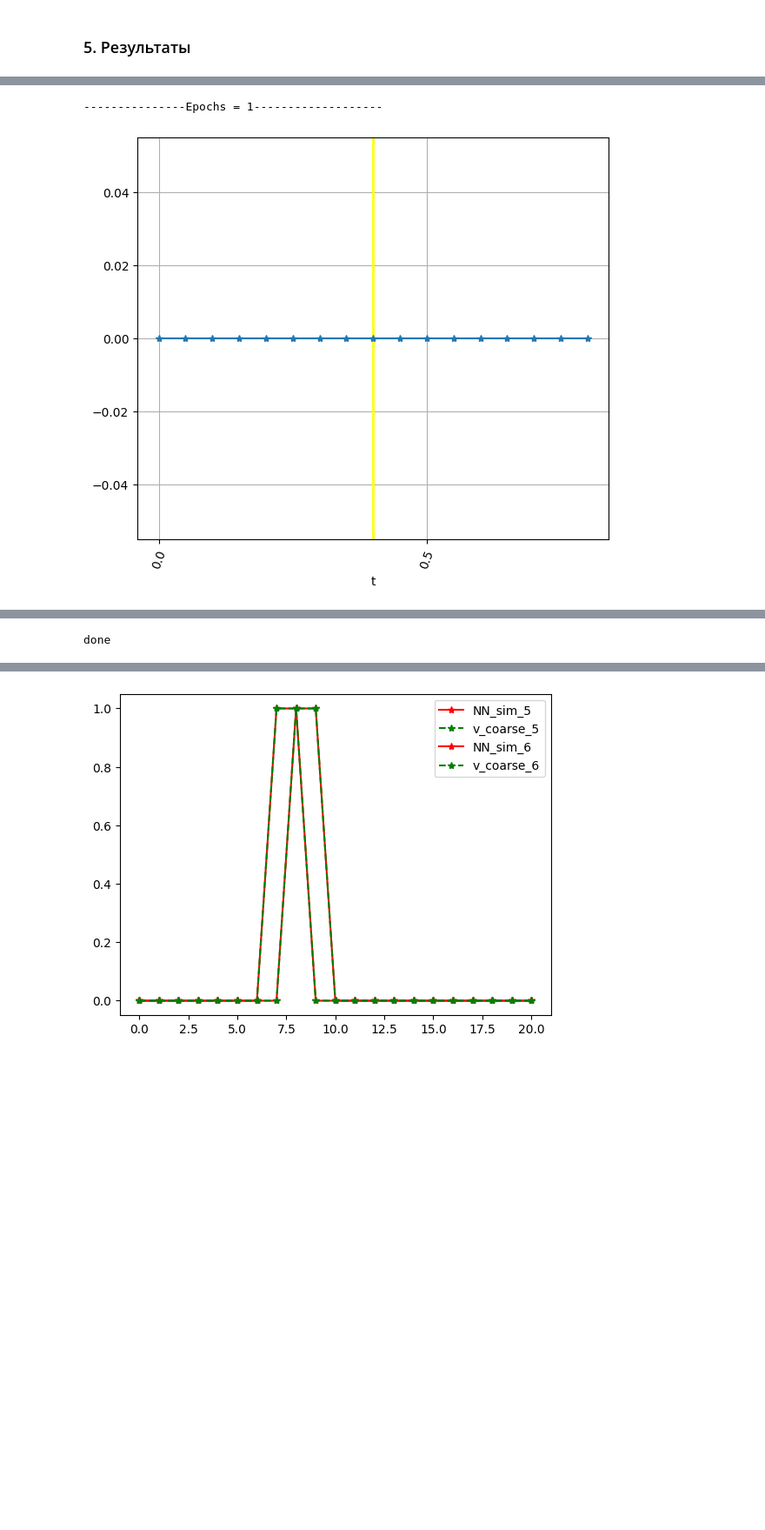
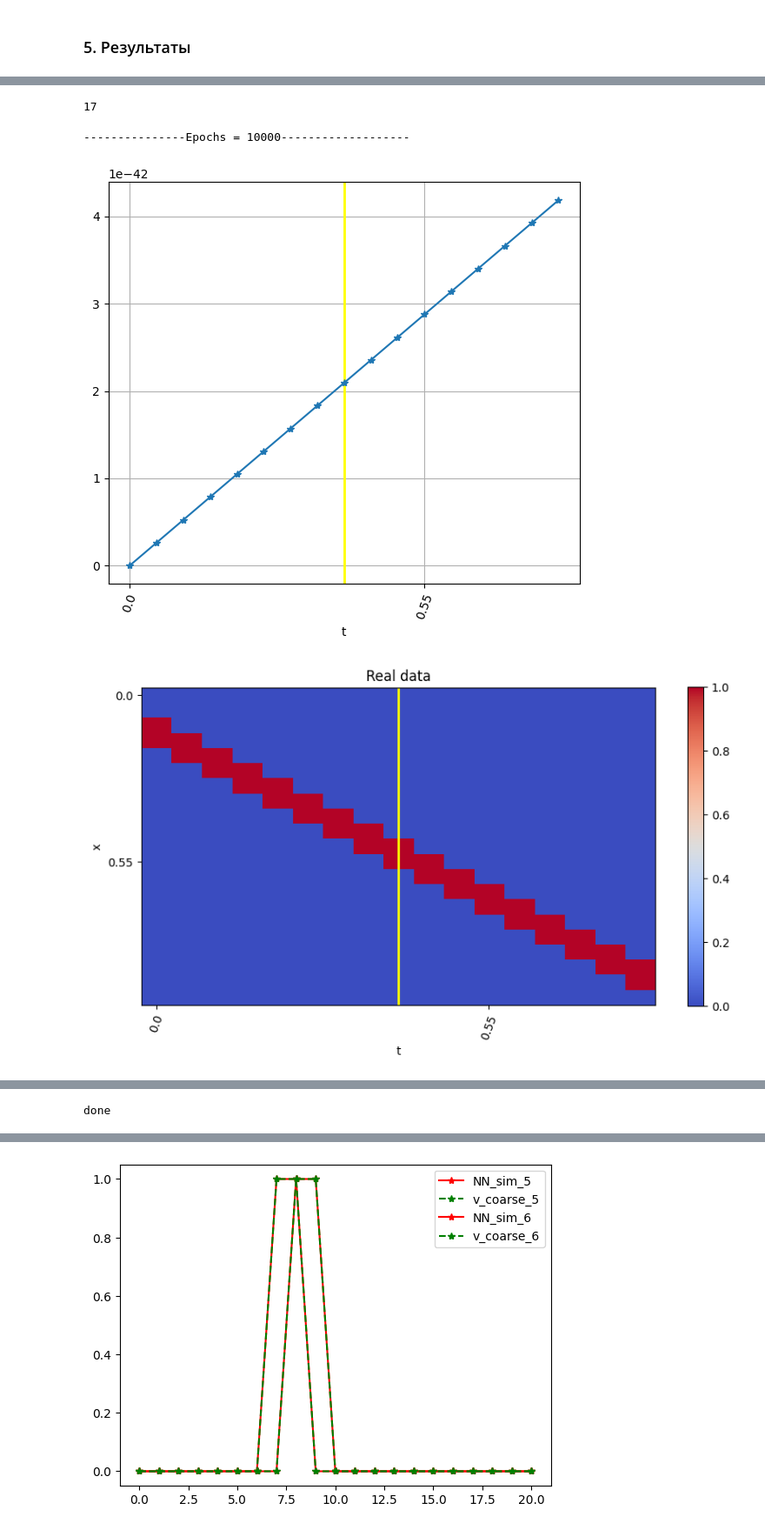
Before and after one commit to ArturTukhbatullin/GIT_stencil-net, a Jupyter notebook: Experiments/Experiment_6_part2_advection_TIMESHIFT.ipynb, the cells around one changed output, grey strips where cells are left out. Shown at 87% size. Saved outputs shown, nothing was run; the diff lists cells and outputs as text; code cells hidden in the pictures; blank space fills up the shorter version.

```diff
--- a/Experiments/Experiment_6_part2_advection_TIMESHIFT.ipynb
+++ b/Experiments/Experiment_6_part2_advection_TIMESHIFT.ipynb
@@ -112,8 +118,7 @@ print('Доля единиц:',np.round(100*v.count(1)/len(v),3))
 # %% [output]
 Доля единиц: 9.524
 # %%
-# epochs_lst=[1,10,100,1_000,5_000,10_000]
-epochs_lst=[1]
+epochs_lst=[10_000]
 # %% [markdown]
 ### 1. Генерация данных
 # %%
@@ -186,10 +192,13 @@ for epochs in epochs_lst:
               m,
               has_backward,
               method,
-              decay_const
+              decay_const,
+              verbose=True,
+              verbose_step=100,
+              continue_fitting=None
              )
 
-    pickle.dump(net, open(fr'Experiment_6_part2_advection/models/net_epochs={epochs}', 'wb'))
+    pickle.dump(net, open(fr'Experiment_6_part2_advection/models_n={n}/net_epochs={epochs}', 'wb'))
 # %% [output]
 input 3 output 1
 #parameters: 3
@@ -207,7 +257,7 @@ biases=[]
 
 for epochs in epochs_lst:
 
-    net = pickle.load(open(fr'Experiment_6_part2_advection/models/net_epochs={epochs}', 'rb'))
+    net = pickle.load(open(fr'Experiment_6_part2_advection/models_n={n}/net_epochs={epochs}', 'rb'))
 
     NN_sim,T_sim,x_sim=make_simulation(net,v_coarse,L,Lxc,dtc,method='E1')
 
@@ -232,27 +294,49 @@ print(dxc)
+# %%
+len(np.round(np.arange(0,T+dtc,dtc),3))
+# %% [output]
+17
 # %%
 # view_results(T_sim,x_sim,NN_sim,v_coarse,T,dtc,n=10,fix_axes=True)
 
 # view_result_imshow(NN_sim,v_coarse,T,dtc,L,dxc,figsize=(10,10))
 
 folder='Experiment_6_part2_advection'
 
 for i in range(len(epochs_lst)):
 
     print(fr'---------------Epochs = {epochs_lst[i]}-------------------')
-    view_results(T_sim,x_sim,NN_sim_lst[i],v_coarse,T,dtc,n=10,fix_axes=True,
-                epochs=epochs_lst[i],
-                save_path = fr'{folder}/graphs2/',
-                save_name = fr'Result_epoch={epochs_lst[i]}',
-                view_flag=False)
+    # view_results(T_sim,x_sim,NN_sim_lst[i],v_coarse,T,dtc,n=10,fix_axes=True,
+    #             epochs=epochs_lst[i],
+    #             save_path = fr'{folder}/graphs_n={n}/',
+    #             save_name = fr'Result_epoch={epochs_lst[i]}',
+    #             view_flag=False)
+
     view_result_metric(NN_sim_lst[i],v_coarse,T,dtc,L,dxc,
-                       n_xticks=10,
-                       save_path = fr'{folder}/graphs2/',
+                       n_xticks=11,
+                       save_path = fr'{folder}/graphs_n={n}/',
                 save_name = fr'Metric_epoch={epochs_lst[i]}')
 
-    make_gif(folder=fr'{folder}/graphs2/',epochs=epochs_lst[i])
+    view_result_imshow(NN_sim_lst[i],v_coarse,T,dtc,L,dxc,
+                       v_min_diff=-1e-04,v_max_diff=1e-04,
+                       n_tticks=11,
+                       n_xticks=11,
+                       aspect=0.5,
+                       shrink=0.5,
+                       save_path= fr'{folder}/graphs_n={n}/',
+                       save_name='imshow_',
+                       figsize=(10,10))
+
+    make_subplot_graphs(NN_sim, v_coarse, x_sim, T_sim, T, dtc, n, nx=2, ny=2,
+                        figsize=(12,8),
+                        save_flg=True,
+                        save_path=fr'{folder}/graphs_n={n}/',
+                        save_name=fr'SUBPLOT={epochs_lst[i]}')
+
+
 
     print('\n')
 print('done')
 # %% [output]
----------------Epochs = 1-------------------
+---------------Epochs = 10000-------------------
-[figure, old version]
+[figure, new version]
+[figure, added]
```
Also changed, not shown: parts of 14 cells of this notebook, 1 other file.
